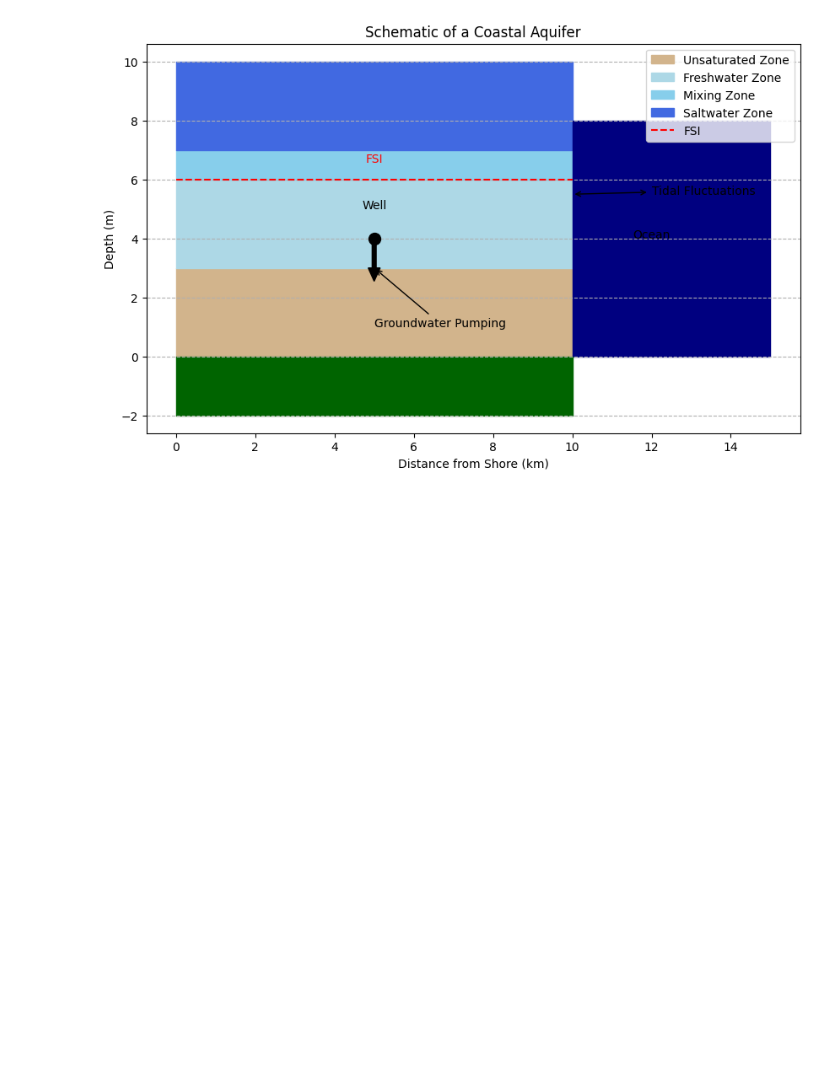
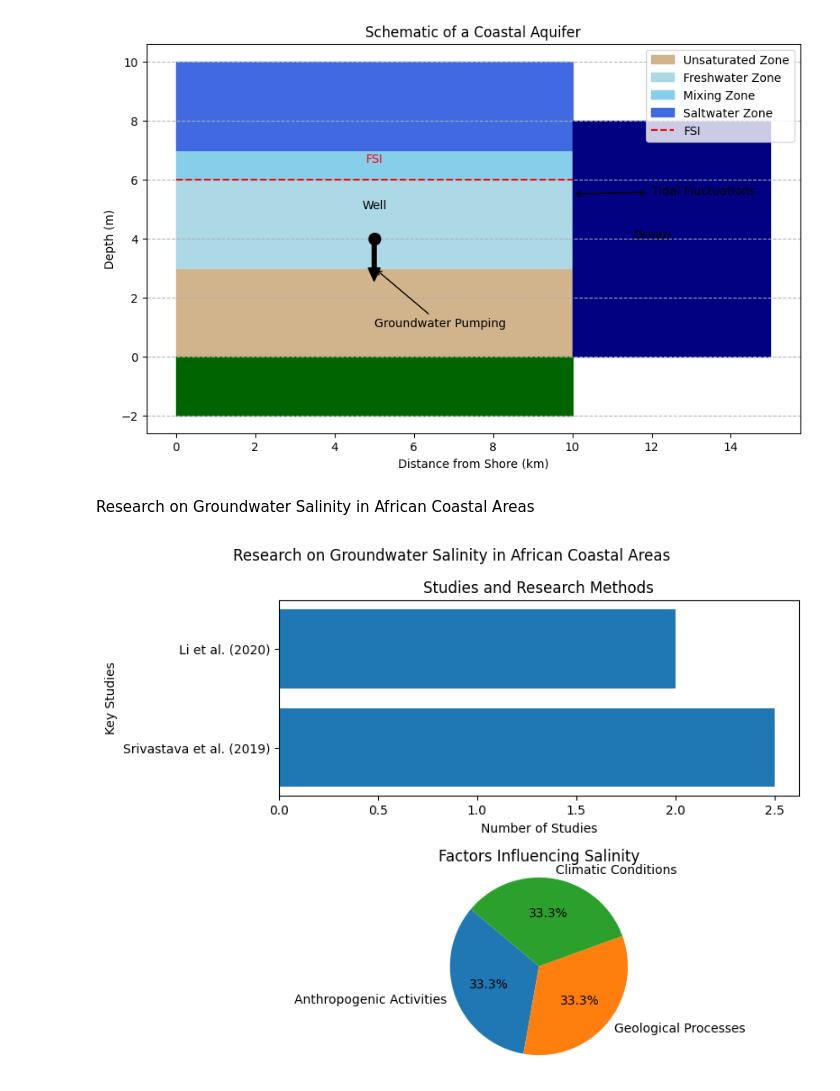
Before and after one commit to KINGEMJAY/Kaggle-Machine-Learning, a Jupyter notebook: Schematic_of_a_Coastal Aquifer.ipynb, the cells around one changed output. Drawn from its saved outputs; the diff is of its cells as text; code cells hidden in the pictures; blank space fills up the shorter version.

```diff
--- a/Schematic_of_a_Coastal Aquifer.ipynb
+++ b/Schematic_of_a_Coastal Aquifer.ipynb
@@ -48,3 +48,33 @@ ax.grid(axis='y', linestyle='--')
 plt.show()
 # %% [output]
 [figure]
+# %% [markdown]
+Research on Groundwater Salinity in African Coastal Areas
+# %%
+import matplotlib.pyplot as plt
+
+# Data for the figure
+studies = ["Srivastava et al. (2019)", "Li et al. (2020)"]
+methods = ["Field Surveys", "Laboratory Analysis", "Numerical Modelling"]
+factors = ["Anthropogenic Activities", "Geological Processes", "Climatic Conditions"]
+
+# Create the figure and subplots
+fig, axs = plt.subplots(2, 1, figsize=(8, 6))
+fig.suptitle("Research on Groundwater Salinity in African Coastal Areas")
+
+# First Subplot: Past Studies and Methods
+axs[0].barh(studies, [2.5, 2])  # Assuming each study used all 3 methods
+axs[0].set_xlabel("Number of Studies")
+axs[0].set_ylabel("Key Studies")
+axs[0].set_title("Studies and Research Methods")
+
+# Second Subplot: Factors Contributing to Salinity
+axs[1].pie( [1, 1, 1], labels=factors, autopct='%1.1f%%', startangle=140)
+axs[1].set_title("Factors Influencing Salinity")
+axs[1].axis('equal')  # Equal aspect ratio ensures that pie is drawn as a circle.
+
+# Adjust spacing and display the plot
+plt.tight_layout()
+plt.show()
+# %% [output]
+[figure, added]
```
Also changed, not shown: parts of 2 cells of this notebook.
